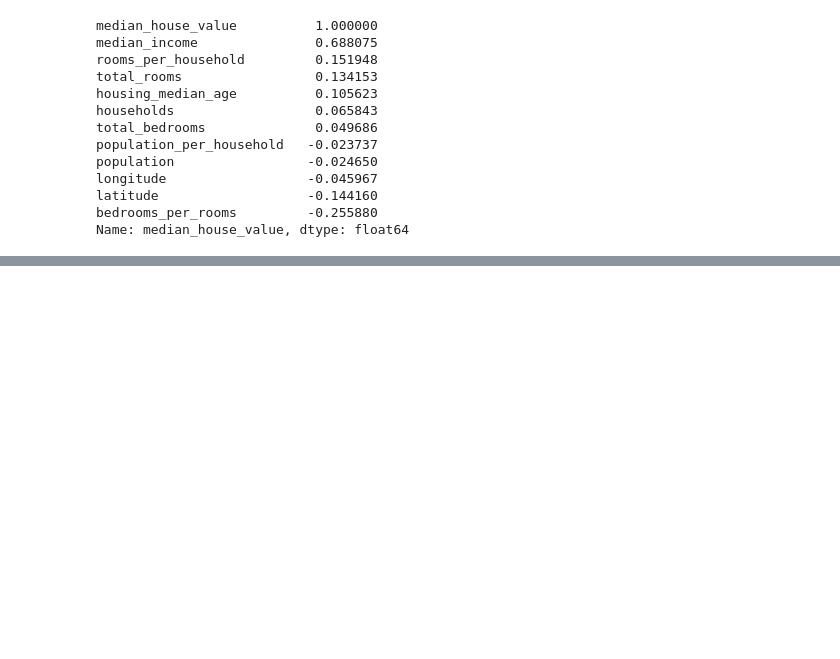
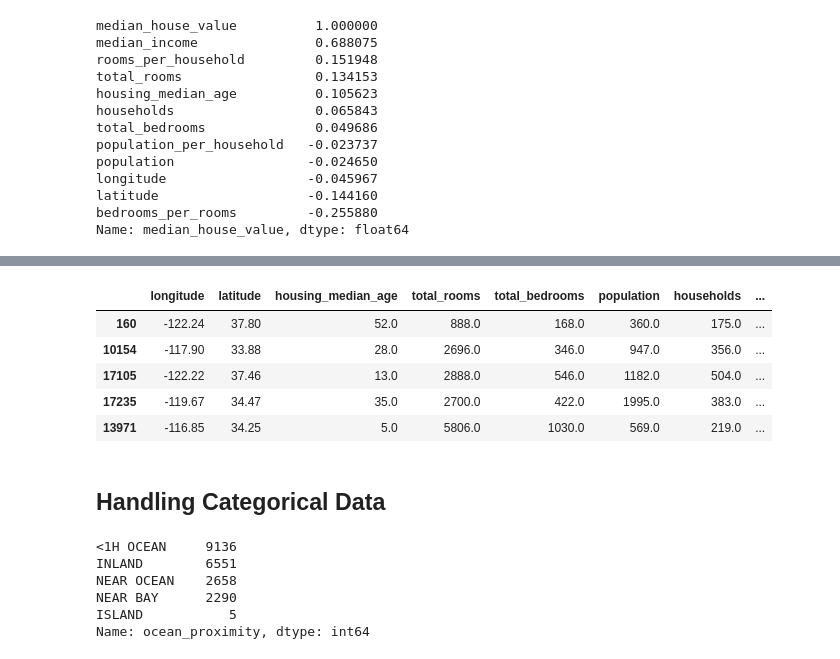
Before and after one commit to IT4063C-Fall22/Sandbox, a Jupyter notebook: sandbox.ipynb, the cells around one changed output, grey strips where cells are left out. Drawn from its saved outputs; the diff is of its cells as text; code cells hidden in the pictures; blank space fills up the shorter version.

```diff
--- a/sandbox.ipynb
+++ b/sandbox.ipynb
@@ -172,0 +175,3 @@ Name: median_house_value, dtype: float64
+# %%
+housing_X = strat_train_set.drop('median_house_value', axis=1)
+housing_y = strat_train_set['median_house_value'].copy()
@@ -172,0 +205,30 @@ Name: median_house_value, dtype: float64
+# %%
+from sklearn.impute import SimpleImputer
+
+imputer = SimpleImputer(strategy='median')
+
+housing_X_num = housing_X.drop('ocean_proximity', axis=1)
+
+X = imputer.fit_transform(housing_X_num)
+# %%
+housing_X_num_tr = pd.DataFrame(X, columns=housing_X_num.columns, index=housing_X_num.index)
+# %%
+housing_X_num_tr.head()
+# %% [output]
+|  | longitude | latitude | housing_median_age | total_rooms | total_bedrooms | population | households | ... |
+| 160 | -122.24 | 37.80 | 52.0 | 888.0 | 168.0 | 360.0 | 175.0 | ... |
+| 10154 | -117.90 | 33.88 | 28.0 | 2696.0 | 346.0 | 947.0 | 356.0 | ... |
+| 17105 | -122.22 | 37.46 | 13.0 | 2888.0 | 546.0 | 1182.0 | 504.0 | ... |
+| 17235 | -119.67 | 34.47 | 35.0 | 2700.0 | 422.0 | 1995.0 | 383.0 | ... |
+| 13971 | -116.85 | 34.25 | 5.0 | 5806.0 | 1030.0 | 569.0 | 219.0 | ... |
+# %% [markdown]
+## Handling Categorical Data
+# %%
+housing['ocean_proximity'].value_counts()
+# %% [output]
+<1H OCEAN     9136
+INLAND        6551
+NEAR OCEAN    2658
+NEAR BAY      2290
+ISLAND           5
+Name: ocean_proximity, dtype: int64
```
Also changed, not shown: parts of 32 cells of this notebook.
